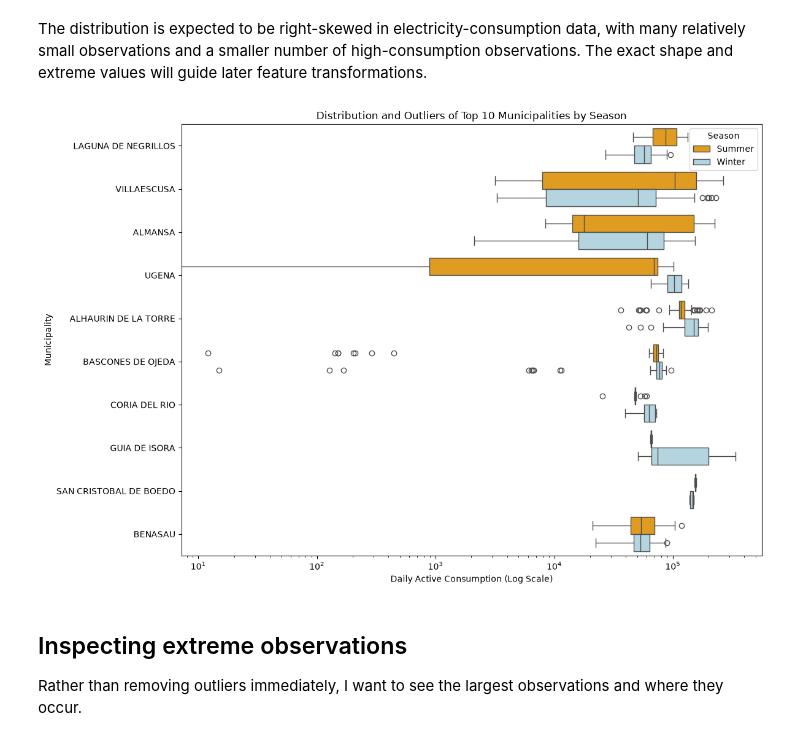
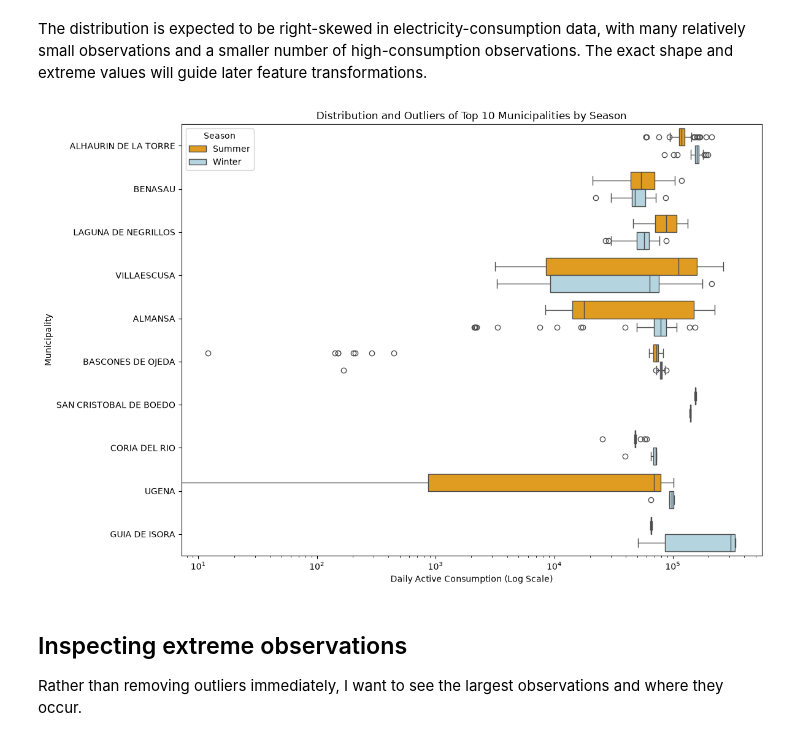
Before and after one commit to reem-naji/potential-fortnight, a Jupyter notebook: notebooks/EDA+basic clustering.ipynb, the cells around one changed output. Cells and saved outputs as stored; diff of their text form; code cells hidden in the pictures.

```diff
--- a/notebooks/EDA+basic clustering.ipynb
+++ b/notebooks/EDA+basic clustering.ipynb
@@ -733,3 +734,27 @@ Collapsing groups:        41,916
 Rows removed:             42,801
 Rows remaining (lazy):    16,112,923
 Groups still with >1 row: 127,216
+# %%
+active_cols = [f"ACTIVE_H{i}" for i in range(1, 26)]
+
+A = (
+    A
+    .with_columns(
+        pl.sum_horizontal([pl.col(c) for c in active_cols]).alias("_temp_total")
+    )
+    .sort("_temp_total", descending=True)
+    .group_by(["CUSTOMER_ID", "DATE"], maintain_order=True)
+    .first()
+    .drop("_temp_total")
+)
+
+remaining = (
+    A
+    .group_by(["CUSTOMER_ID", "DATE"])
+    .agg(pl.len().alias("n"))
+    .filter(pl.col("n") > 1)
+    .select(pl.len())
+    .collect()
+    .item()
+)
+print(f"Groups still duplicated: {remaining}")
@@ -1042,7 +1069,7 @@ coordinates_clean = coordinates_clean.select([
     "DE_MUNICIP_org",
     "LATITUDE",
     "LONGITUDE",
-    "PROVINCE"
+    "PROVINCE",
 ])
 coordinates_clean.shape
 # %% [output]
@@ -1066,11 +1099,14 @@ shape: (3, 87)
 # %%
-summer_months = [6, 7, 8, 9, 10]
 A = A.with_columns(
-        pl.when(pl.col("DATE").dt.month().is_in(summer_months))
-        .then(pl.lit("Summer"))
-        .otherwise(pl.lit("Winter"))
-        .alias("Season")
-    )
+    pl.when(pl.col("DATE").dt.month().is_in([12, 1, 2]))
+    .then(pl.lit("Winter"))
+    .when(pl.col("DATE").dt.month().is_in([3, 4, 5]))
+    .then(pl.lit("Spring"))
+    .when(pl.col("DATE").dt.month().is_in([6, 7, 8, 9]))
+    .then(pl.lit("Summer"))
+    .otherwise(pl.lit("Autumn"))
+    .alias("Season")
+)
 
 A.head(3).collect()
 # %% [output]
@@ -1147,34 +1183,35 @@ top_10_muni = (
     .select("MUNICIPALITY")
     .collect()
     .to_series()
     .to_list()
 )
 
 df_plot = (
     A.filter(pl.col("MUNICIPALITY").is_in(top_10_muni))
+    .filter(pl.col("Season").is_in(["Winter", "Summer",]))
     .select(["MUNICIPALITY", "Season", "DAILY_ACTIVE_CONSUMPTION"])
     .collect()
     .to_pandas()
 )
 
 plt.figure(figsize=(12, 8))
 sns.boxplot(
     data=df_plot,
     x="DAILY_ACTIVE_CONSUMPTION",
     y="MUNICIPALITY",
     hue="Season",
     palette={"Summer": "orange", "Winter": "lightblue"},
     showfliers=True # Toggle to False to hide the extreme black outlier diamonds
 )
 
 plt.xscale("log") # Keeps the boxes visible despite extreme outliers
 plt.title("Distribution and Outliers of Top 10 Municipalities by Season")
 plt.xlabel("Daily Active Consumption (Log Scale)")
 plt.ylabel("Municipality")
 plt.tight_layout()
 plt.show()
 # %% [output]
-[figure, old version]
+[figure, new version]
 # %% [markdown]
 ## Inspecting extreme observations
 
```
Also changed, not shown: parts of 42 cells of this notebook.
